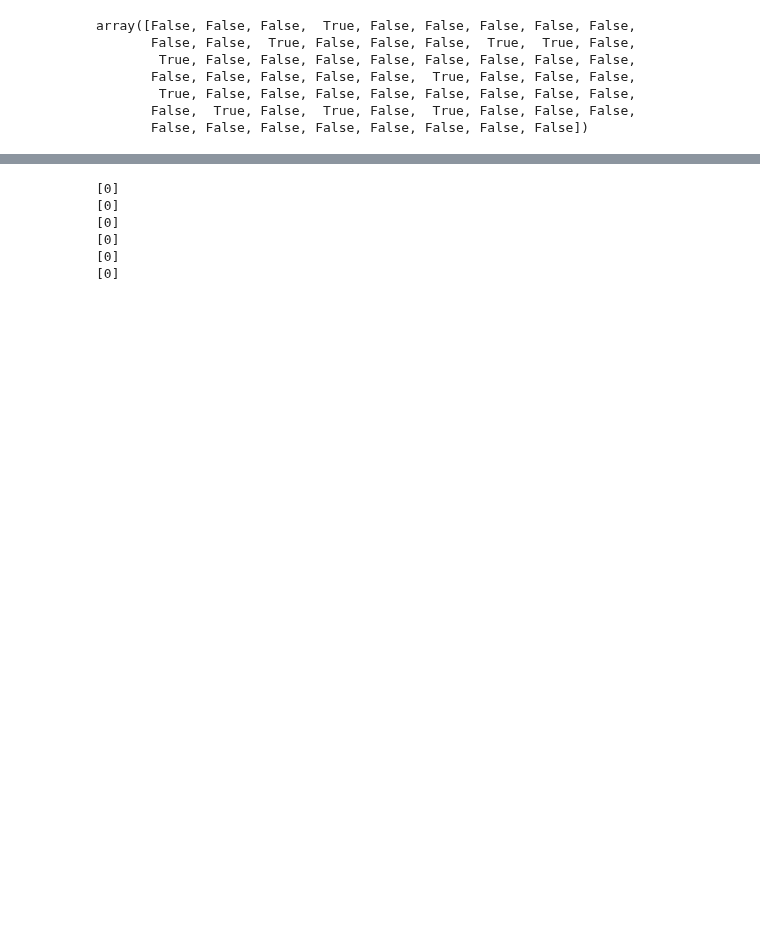
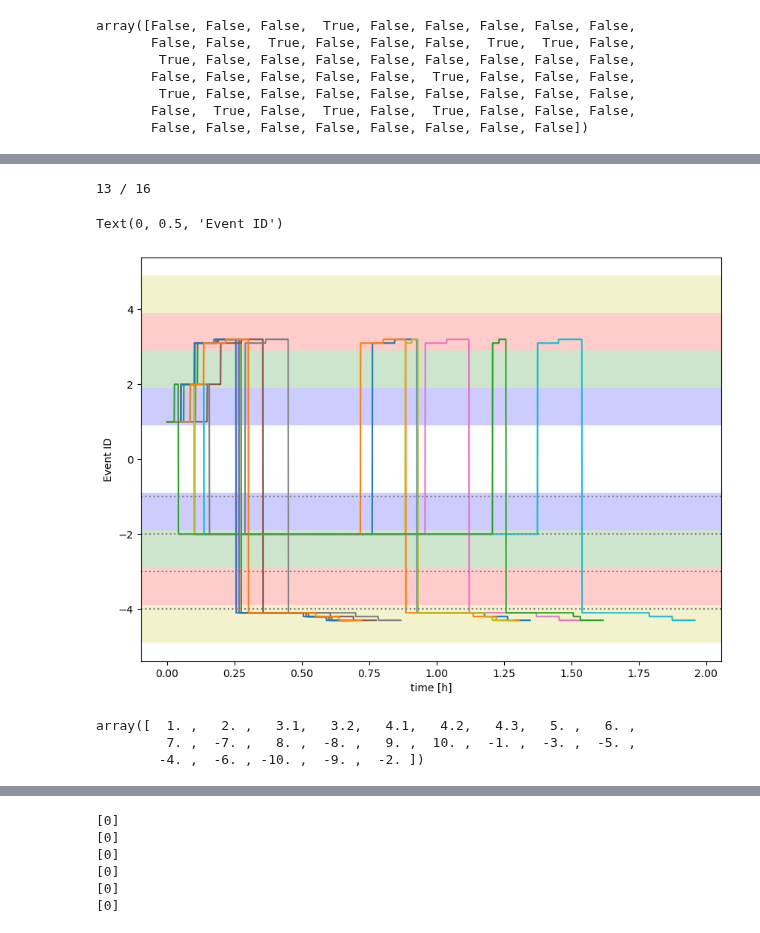
Before and after one commit to jonasbruhub/Analysis-of-Production-flow-systems-with-focus-on-industry, a Jupyter notebook: Simulations and code/Multiple Cycle Data exploration V2.ipynb, the cells around one changed output, grey strips where cells are left out. Saved outputs shown, nothing was run; the diff lists cells and outputs as text; code cells hidden in the pictures; blank space fills up the shorter version.

```diff
--- a/Simulations and code/Multiple Cycle Data exploration V2.ipynb
+++ b/Simulations and code/Multiple Cycle Data exploration V2.ipynb
@@ -522,0 +555,39 @@ Det konkluderes at BatchID == 0 er ensbetydende med oprensning af tanken. Dette
+# %%
+# Select only data from the first 4 IDs
+X = sim_prod[
+    (sim_prod.Cycle == "F") &
+    (np.abs(sim_prod.EventFrameID_Reference) < 5.0) ]
+
+
+fig, ax = plt.subplots(1 ,1, figsize = (10,7))
+batches = X.Cycle_BatchID.unique()[::4]
+
+
+batches_w_neg_4_sub = []
+
+for b in batches:
+    X2 = X[X.Cycle_BatchID == b]
+    if any([x in [-4.1, -4.2, -4.3] for x in X2.EventFrameID_Reference]):
+        ax.plot(X2.Time_out - X2.Time_out.iloc[0], X2.EventFrameID_Reference)
+        batches_w_neg_4_sub += [b]
+    # if any([x in [4.1, 4.2, 4.3] for x in X2.EventFrameID_Reference]):
+    #     ax.plot(X2.Time_out - X2.Time_out.iloc[0], X2.EventFrameID_Reference)
+    #     batches_w_neg_4_sub += [b]
+
+print(f"{batches_w_neg_4_sub.__len__()} / {batches.__len__()}")
+
+x_lim = ax.get_xlim()
+colors = ["b","g","r","y"]
+for idx, ef in enumerate(X.EventFrameID_Reference.apply(np.abs).apply(np.round).unique()):
+    # print(ef)
+    ax.axhspan(ef-0.1, ef+0.9, facecolor=colors[idx], alpha=0.2)
+    ax.axhspan(-ef-0.9, -ef+0.1, facecolor=colors[idx], alpha=0.2)
+    ax.hlines(-ef,x_lim[0],x_lim[1],linestyles="dotted", colors="grey")
+
+ax.set_xlim(x_lim)
+ax.set_xlabel("time [h]")
+ax.set_ylabel("Event ID")
+# %% [output]
+13 / 16
+Text(0, 0.5, 'Event ID')
+[figure, added]
@@ -522,0 +597,6 @@ Det konkluderes at BatchID == 0 er ensbetydende med oprensning af tanken. Dette
+# %%
+sim_prod.EventFrameID_Reference.unique()
+# %% [output]
+array([  1. ,   2. ,   3.1,   3.2,   4.1,   4.2,   4.3,   5. ,   6. ,
+         7. ,  -7. ,   8. ,  -8. ,   9. ,  10. ,  -1. ,  -3. ,  -5. ,
+        -4. ,  -6. , -10. ,  -9. ,  -2. ])
```
Also changed, not shown: parts of 56 cells of this notebook, 25 other files.
